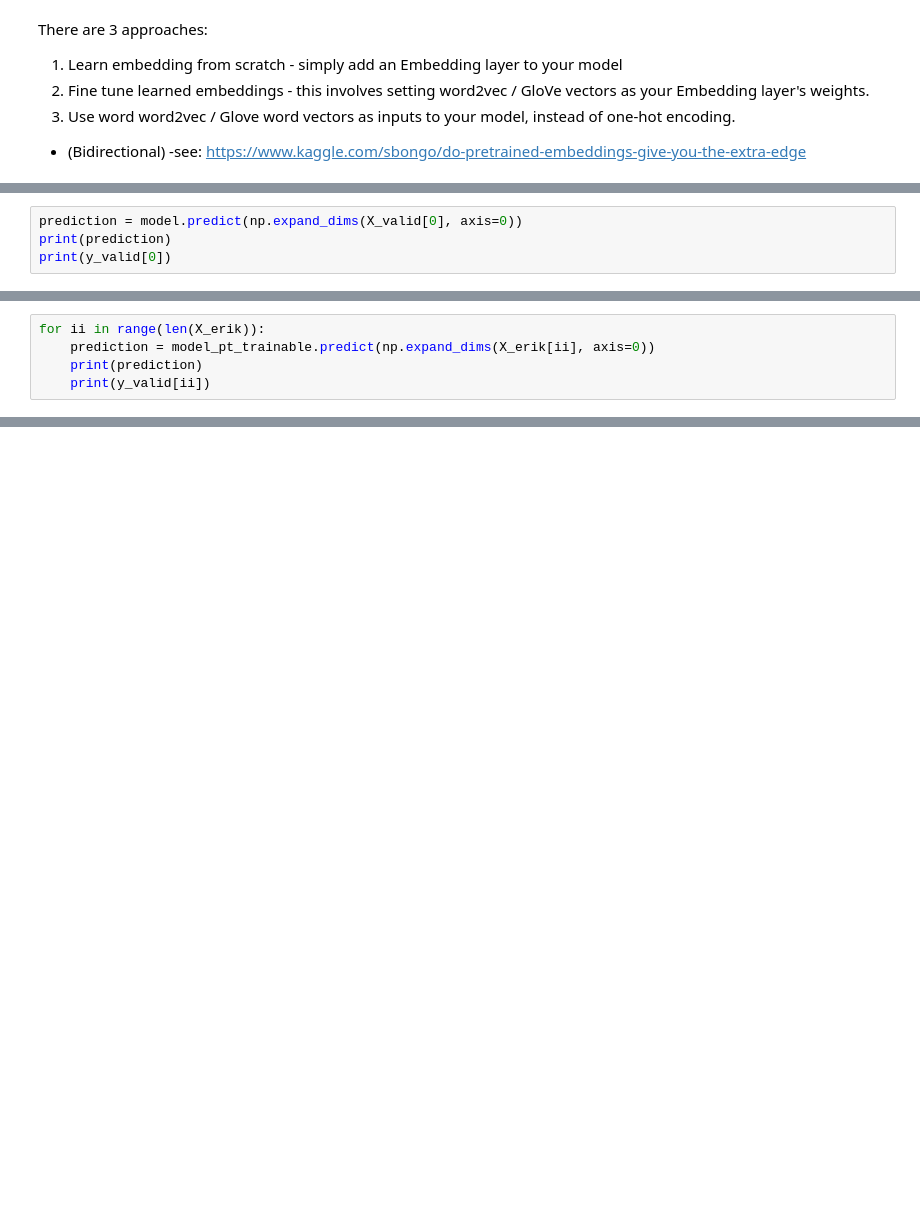
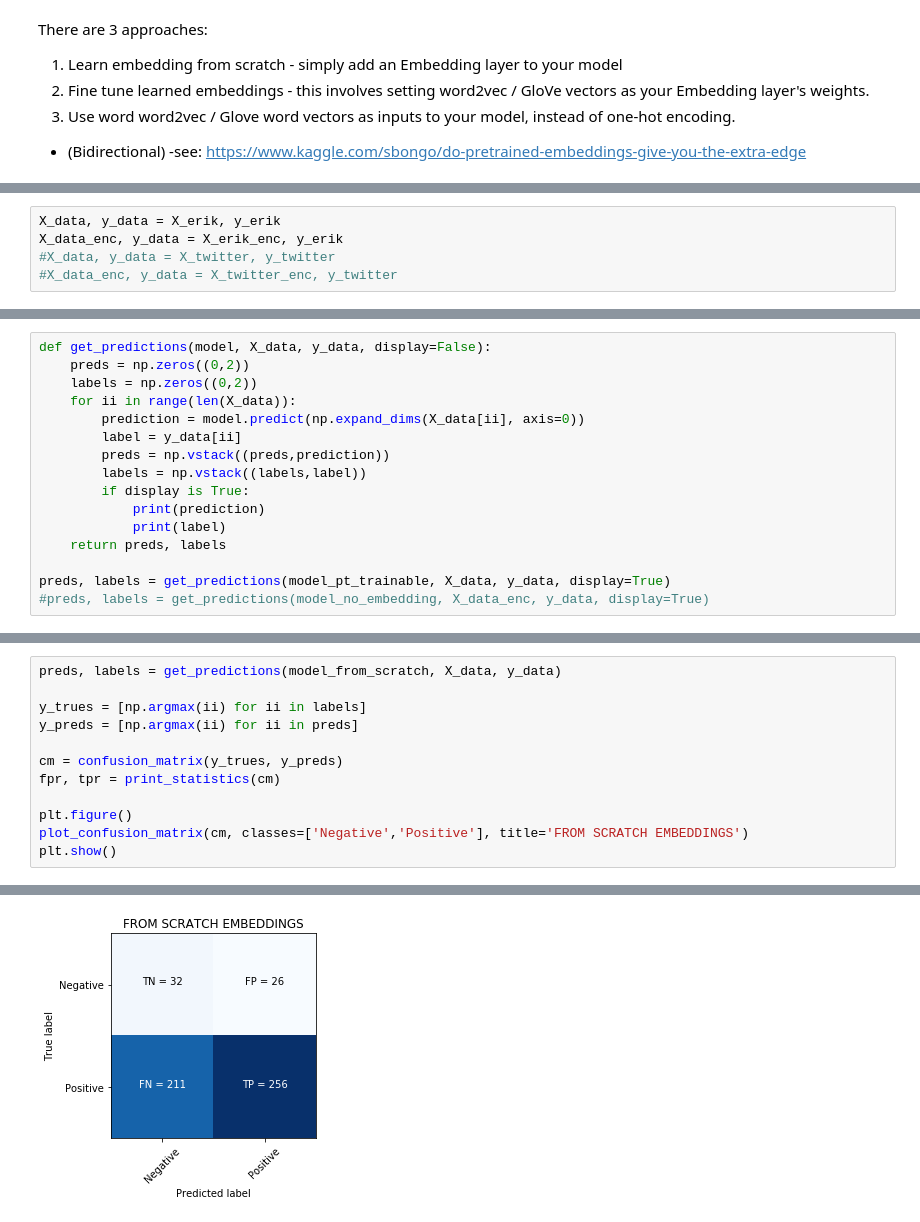
Before and after one commit to zdmc23/sentiment-analysis-arabic, a Jupyter notebook: LSTM.ipynb, the cells around one changed output, grey strips where cells are left out. Saved outputs shown, nothing was run; the diff lists cells and outputs as text; blank space fills up the shorter version.

```diff
--- a/LSTM.ipynb
+++ b/LSTM.ipynb
@@ -326,2 +460,7 @@ plot_history(history)
+# %%
+X_data, y_data = X_erik, y_erik
+X_data_enc, y_data = X_erik_enc, y_erik
+#X_data, y_data = X_twitter, y_twitter
+#X_data_enc, y_data = X_twitter_enc, y_twitter
 # %%
 print("--- FROM SCRATCH EMBEDDINGS ---")
@@ -404,4 +496,0 @@ loss / accuracy = 2.1209 / 0.4565
-# %%
-prediction = model.predict(np.expand_dims(X_valid[0], axis=0))
-print(prediction)
-print(y_valid[0])
@@ -411,5 +496,0 @@ print(y_valid[0])
-# %%
-for ii in range(len(X_erik)):
-    prediction = model_pt_trainable.predict(np.expand_dims(X_erik[ii], axis=0))
-    print(prediction)
-    print(y_valid[ii])
@@ -433,0 +497,16 @@ for ii in range(len(X_erik)):
+# %%
+def get_predictions(model, X_data, y_data, display=False):
+    preds = np.zeros((0,2))
+    labels = np.zeros((0,2))
+    for ii in range(len(X_data)):
+        prediction = model.predict(np.expand_dims(X_data[ii], axis=0))
+        label = y_data[ii]
+        preds = np.vstack((preds,prediction))
+        labels = np.vstack((labels,label))
+        if display is True:
+            print(prediction)
+            print(label)
+    return preds, labels
+
+preds, labels = get_predictions(model_pt_trainable, X_data, y_data, display=True)
+#preds, labels = get_predictions(model_no_embedding, X_data_enc, y_data, display=True)
@@ -433,0 +610,13 @@ for ii in range(len(X_erik)):
+# %%
+preds, labels = get_predictions(model_from_scratch, X_data, y_data)
+
+y_trues = [np.argmax(ii) for ii in labels]
+y_preds = [np.argmax(ii) for ii in preds]
+
+cm = confusion_matrix(y_trues, y_preds)
+fpr, tpr = print_statistics(cm)
+
+plt.figure()
+plot_confusion_matrix(cm, classes=['Negative','Positive'], title='FROM SCRATCH EMBEDDINGS')
+plt.show()
+# %% [output]
@@ -433,0 +640 @@ for ii in range(len(X_erik)):
+[figure, added]
```
Also changed, not shown: parts of 41 cells of this notebook.
